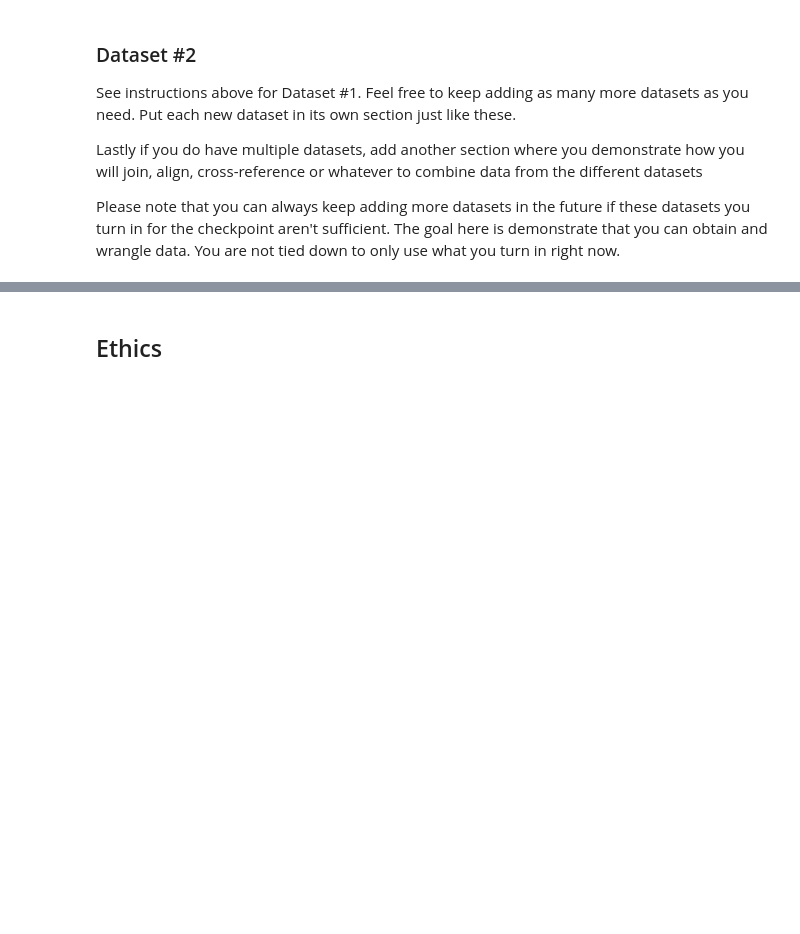
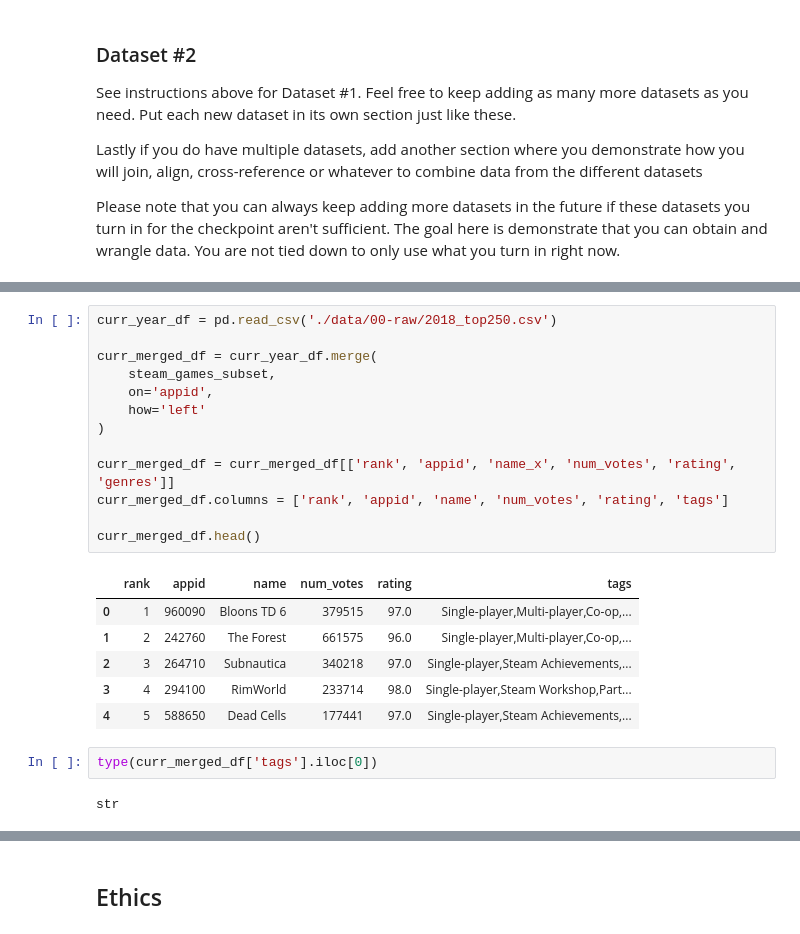
Before and after one commit to COGS108/Group038_WI26, a Jupyter notebook: 01-DataCheckpoint.ipynb, the cells around one changed output, grey strips where cells are left out. Saved outputs shown, nothing was run; the diff lists cells and outputs as text; blank space fills up the shorter version.

```diff
--- a/01-DataCheckpoint.ipynb
+++ b/01-DataCheckpoint.ipynb
@@ -366,0 +185,24 @@ if __name__ == "__main__":
+# %%
+curr_year_df = pd.read_csv('./data/00-raw/2018_top250.csv')
+
+curr_merged_df = curr_year_df.merge(
+    steam_games_subset,
+    on='appid',
+    how='left'
+)
+
+curr_merged_df = curr_merged_df[['rank', 'appid', 'name_x', 'num_votes', 'rating', 'genres']]
+curr_merged_df.columns = ['rank', 'appid', 'name', 'num_votes', 'rating', 'tags']
+
+curr_merged_df.head()
+# %% [output]
+|  | rank | appid | name | num_votes | rating | tags |
+| 0 | 1 | 960090 | Bloons TD 6 | 379515 | 97.0 | Single-player,Multi-player,Co-op,... |
+| 1 | 2 | 242760 | The Forest | 661575 | 96.0 | Single-player,Multi-player,Co-op,... |
+| 2 | 3 | 264710 | Subnautica | 340218 | 97.0 | Single-player,Steam Achievements,... |
+| 3 | 4 | 294100 | RimWorld | 233714 | 98.0 | Single-player,Steam Workshop,Part... |
+| 4 | 5 | 588650 | Dead Cells | 177441 | 97.0 | Single-player,Steam Achievements,... |
+# %%
+type(curr_merged_df['tags'].iloc[0])
+# %% [output]
+str
```
Also changed, not shown: parts of 9 cells of this notebook, 1 other file.
